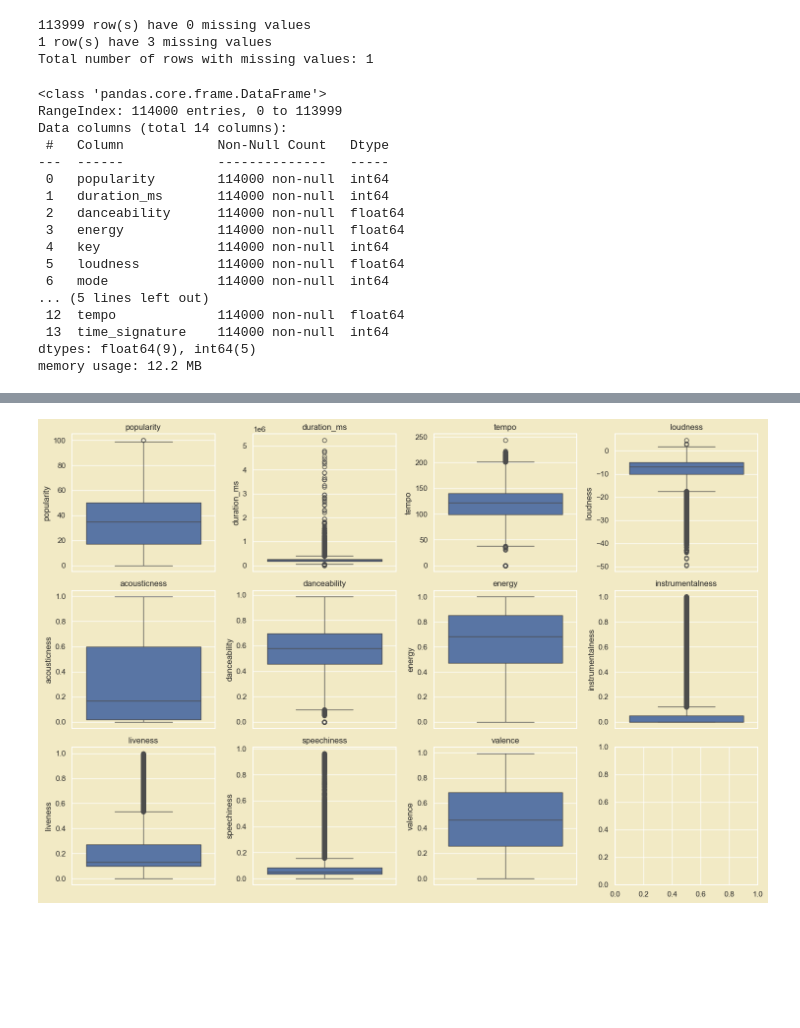
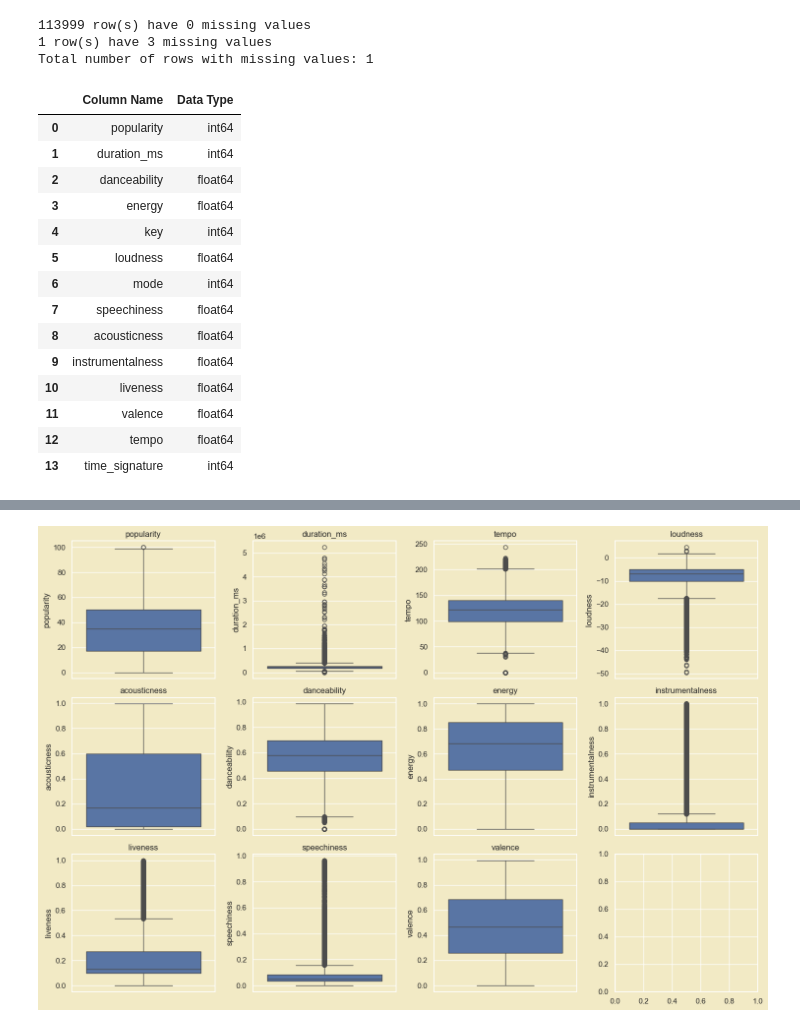
Before and after one commit to svashi09/music-recommendation-system, a Jupyter notebook: data-analysis.ipynb, the cells around one changed output, grey strips where cells are left out. Saved outputs shown, nothing was run; the diff lists cells and outputs as text; code cells hidden in the pictures; blank space fills up the shorter version.

```diff
--- a/data-analysis.ipynb
+++ b/data-analysis.ipynb
@@ -24,26 +24,33 @@ print(f'Total number of rows with missing values: {total_rows_with_missing_value
 1 row(s) have 3 missing values
 Total number of rows with missing values: 1
 # %%
+# Getting the numerical columns
 numerical_cols = df[df.columns[(df.dtypes == 'float64') | (df.dtypes == 'int64')]]
-numerical_cols.info()
+
+# Creating a summary table with column name and data type
+numerical_summary = pd.DataFrame({
+    'Column Name': numerical_cols.columns,
+    'Data Type': numerical_cols.dtypes
+}).reset_index(drop=True)
+
+# Display the table
+numerical_summary
 # %% [output]
-<class 'pandas.core.frame.DataFrame'>
-RangeIndex: 114000 entries, 0 to 113999
-Data columns (total 14 columns):
- #   Column            Non-Null Count   Dtype
----  ------            --------------   -----
- 0   popularity        114000 non-null  int64
- 1   duration_ms       114000 non-null  int64
- 2   danceability      114000 non-null  float64
- 3   energy            114000 non-null  float64
- 4   key               114000 non-null  int64
- 5   loudness          114000 non-null  float64
- 6   mode              114000 non-null  int64
-... (5 lines left out)
- 12  tempo             114000 non-null  float64
- 13  time_signature    114000 non-null  int64
-dtypes: float64(9), int64(5)
-memory usage: 12.2 MB
+|  | Column Name | Data Type |
+| 0 | popularity | int64 |
+| 1 | duration_ms | int64 |
+| 2 | danceability | float64 |
+| 3 | energy | float64 |
+| 4 | key | int64 |
+| 5 | loudness | float64 |
+| 6 | mode | int64 |
+| 7 | speechiness | float64 |
+| 8 | acousticness | float64 |
+| 9 | instrumentalness | float64 |
+| 10 | liveness | float64 |
+| 11 | valence | float64 |
+| 12 | tempo | float64 |
+| 13 | time_signature | int64 |
 # %%
 import matplotlib.pyplot as plt
 import seaborn as sns
```
Also changed, not shown: parts of 4 cells of this notebook, 1 other file.
